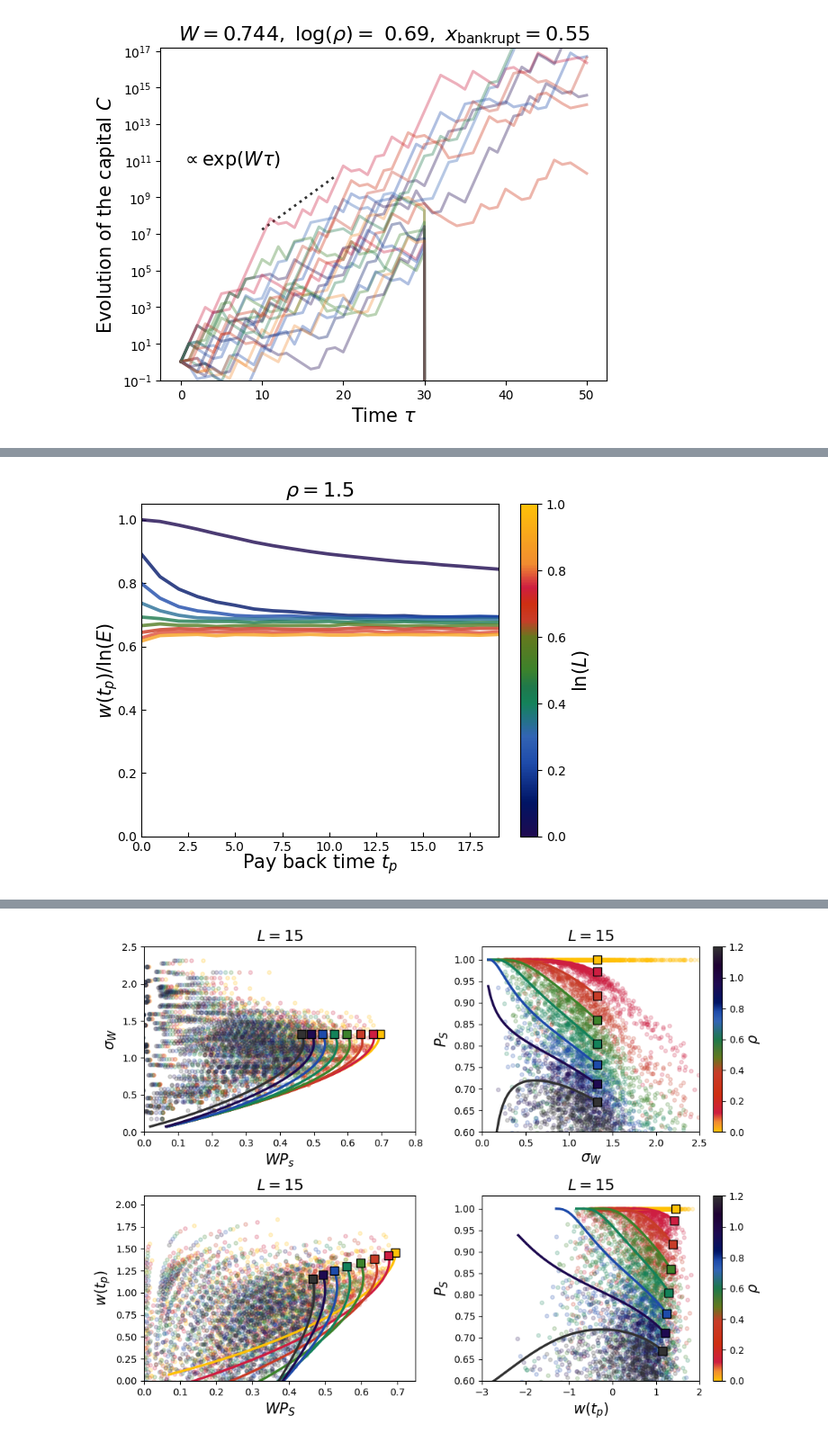
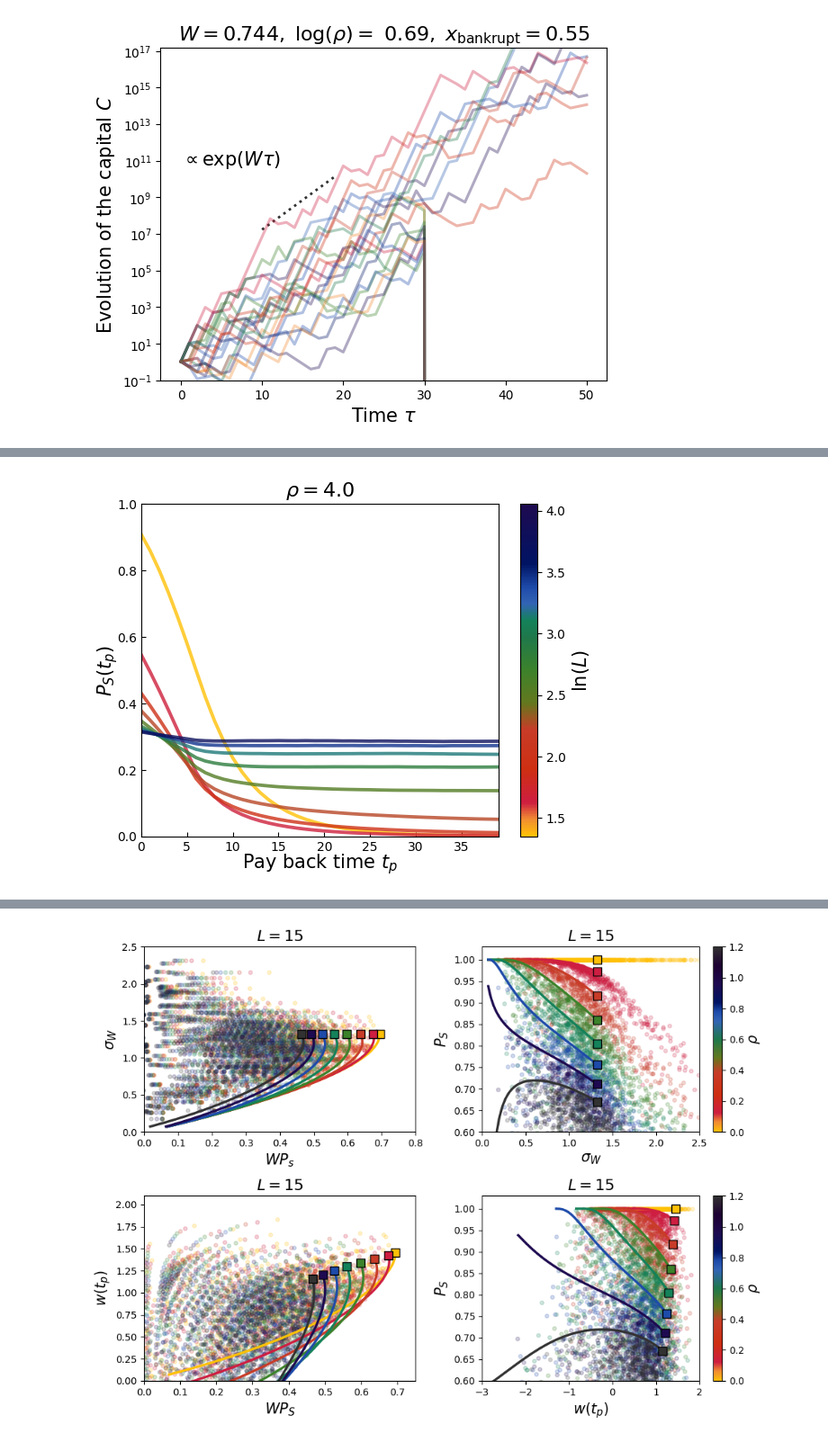
Before and after one commit to barnabeledoux/Gambling-with-carbon, a Jupyter notebook: main_survival.ipynb, the cells around one changed output, grey strips where cells are left out. Shown at 90% size. Saved outputs shown, nothing was run; the diff lists cells and outputs as text; code cells hidden in the pictures.

Commit message:
update data

```diff
--- a/main_survival.ipynb
+++ b/main_survival.ipynb
@@ -148,9 +150,11 @@ sigmalist = [np.sqrt(sum([pini[i]*(np.log(pini[i]/rini[i]/rholist[j]))**2 for i
 fig1 = plt.figure(figsize=(6, 4), dpi=300)
 ax1 = fig1.add_subplot(121)
 ax2 = fig1.add_subplot(122)
-ax1.set_xlabel(r'Pay back time $t_p$', labelpad=-2, fontsize=15)
+plt.subplots_adjust(left=0.1, bottom=0.1, right=0.9,
+                    top=0.9, wspace=0.4,hspace=0.4)
+ax1.set_xlabel(r'Pay back time $t_p$', labelpad=-1, fontsize=15)
 ax1.set_ylabel(r'Survival probability $P_S$', labelpad=-4, fontsize=15)
-ax2.set_xlabel(r'Pay back time $t_p$', labelpad=-2, fontsize=15)
+ax2.set_xlabel(r'Pay back time $t_p$', labelpad=-1, fontsize=15)
 ax1.set_title(r'Strategy A', fontsize=16)
 ax2.set_title(r'Strategy B', fontsize=16)
 
@@ -174,7 +178,7 @@ ax1.tick_params(direction='in', which='both')
 ax1.set_yscale('log')
 ax1.set_ylim(1E-2, 1.1E0)
 
-cbar = fig1.colorbar(mpl.cm.ScalarMappable(norm=norm, cmap=cmapphase), label=r'$\rho$')
+cbar = fig1.colorbar(mpl.cm.ScalarMappable(norm=norm, cmap=cmapphase), ax=[ax1, ax2], label=r'$\rho$')
 cbar.set_label(r'$\rho$', fontsize=15)
 ax2.margins(x=0)
 ax2.tick_params(direction='in', which='both')
@@ -196,7 +200,7 @@ pini=[0.03, 0.20, 0.39, 0.12, 0.26] #Initial probabilities of horses
 rini=[0.15, 0.39, 0.04, 0.21, 0.21] #Initial returns of horses
 expW = np.exp(sum([pini[i]*np.log(pini[i]/rini[i]) for i in range(5)])) # exp(W)
 tf = 40 #Final time to study survival
-rho = 4. #Interest rate
+rho = 2. #Interest rate
 
 sig = np.sqrt(sum([pini[i]*(np.log(pini[i]/rini[i]/rho))**2 for i in range(5)]) - (sum([pini[i]*(np.log(pini[i]/rini[i]/rho)) for i in range(5)]))**2) # Standard deviation of the growth rate
 cd = os.getcwd()
@@ -215,10 +219,12 @@ cmapphase = LinearSegmentedColormap.from_list('cmap', clist) # Create the color
 norm = mpl.colors.Normalize(vmin=0., vmax=1., clip=False)
 
 PSlist = []
-for i, L in enumerate(tqdm(Larr)):
-    model = kelly_debt(5, L, 1., tf, rho, 50, pini=pini, rini=rini, rhoini=rho, gaussian=True, W = np.log(expW), sig=sig, borroweachstep=True) # Stochastic model with different interest rate
-    PSlist.append(model.survprob(tf)) #Appends survival for all times at fixed leverage
-np.save(cd + r'/data/PSlistfast_stratB'+str(rho)+r'.npy', np.array(PSlist)) #Comment to plot directly without having to compute everything again
+compute = True #False to plot directly without having to compute everything again
+if compute :
+    for i, L in enumerate(tqdm(Larr)):
+        model = kelly_debt(5, L, 1., tf, rho, 50, pini=pini, rini=rini, rhoini=rho, gaussian=True, W = np.log(expW), sig=sig, borroweachstep=True) # Stochastic model with different interest rate
+        PSlist.append(model.survprob(tf)) #Appends survival for all times at fixed leverage
+    np.save(cd + r'/data/PSlistfast_stratB'+str(rho)+r'.npy', np.array(PSlist))
 PSlist = np.load(cd + r'/data/PSlistfast_stratB'+str(rho)+r'.npy')
 X, Y = np.meshgrid(range(PSlist[0].size), Larr)
 ax1.pcolormesh(X, Y, PSlist, cmap=cmapphase, norm=norm, shading='gouraud', alpha=0.9, lw=0.5)
@@ -231,33 +237,44 @@ fig1.savefig(cd + r'/results/survprob_gaussian_difL'+str(rho)+'.pdf')
 # %%
 ## Infuence of Leverage on survival probability for strategy B (2D plot)#
 
 Larr = np.logspace(np.log10(1.01), np.log10(10), 9)
+def smoothen(list, nm = 10): # Smoothen the list with a moving average
+    reslist = []
+    meanlist = [k-nm//2 for k in range(nm)]
+    for j in range(len(list)):
+        reslist.append((sum([list[min(max(0,j+k),len(list)-1)] for k in meanlist]))/nm)
+    return reslist
 
 ## Gaussian case ##
 import scipy.special as scsp
 pini=[0.03, 0.20, 0.39, 0.12, 0.26]
 rini=[0.15, 0.39, 0.04, 0.21, 0.21]
 expW = np.exp(sum([pini[i]*np.log(pini[i]/rini[i]) for i in range(5)])) # exp(W)
 tf = 40 # Final time to study survival
-rho = 1.5 # Interest rate
+rho = 4. # Interest rate
 
 sig = np.sqrt(sum([pini[i]*(np.log(pini[i]/rini[i]/rho))**2 for i in range(5)]) - (sum([pini[i]*(np.log(pini[i]/rini[i]/rho)) for i in range(5)]))**2) #standard deviation of the implicit growth rate
 
 cd = os.getcwd()
 fig1 = plt.figure()
 ax1 = fig1.add_subplot(111)
 ax1.set_xlabel(r'Pay back time $t_p$', labelpad=-1, fontsize=15)
 ax1.set_ylabel(r'$P_S(t_p)$', labelpad=-2, fontsize=15)
 ax1.set_title(r'$\rho={}$'.format(rho), fontsize=16)
 
+compute = True #False to plot directly without having to compute everything again
 for i, L in enumerate(tqdm(Larr)):
-    model = kelly_debt(5, L, 1., tf, rho, 50, pini=pini, rini=rini, rhoini=rho, gaussian=True, W = np.log(expW), sig=sig, borroweachstep=True) # Stochastic model with different interest rate
-    xlist = model.survprob(tf) # Appends survival for all times at fixed leverage
-    ax1.plot(tplist[:-1], xlist, lw = 2.7, alpha = 0.8, c=cmapphase(i/len(Larr)), label=r'$L = {}$'.format(str(L)[:5]))
+    if compute :
+        model = kelly_debt(5, L, 1., tf, rho, 50, pini=pini, rini=rini, rhoini=rho, gaussian=True, W = np.log(expW), sig=sig, borroweachstep=True) # Stochastic model with different interest rate
+        xlist = np.array(smoothen(model.survprob(tf))) # Appends survival for all times at fixed leverage
+        np.save(cd + r'/data/PSlistvsL_gaussB'+str(i)+str(rho)+r'.npy', np.array(xlist))
+    xlist = np.load(cd + r'/data/PSlistvsL_gaussB'+str(i)+str(rho)+r'.npy')
+    ax1.plot(range(xlist.size), xlist, lw = 2.7, alpha = 0.8, c=cmapphase(i/len(Larr)), label=r'$L = {}$'.format(str(L)[:5]))
 cbar = fig1.colorbar(mpl.cm.ScalarMappable(norm=norm, cmap=cmapphase), ax=ax1, label=r'$\ln(L)$')
 cbar.set_label(r'$\ln(L)$', fontsize=15)
 ax1.margins(x=0)
+ax1.set_ylim(0., 1.)
 ax1.tick_params(direction='in', which='both')
-fig1.savefig(cd + r'/results/PS_difL'+str(rho)+'.pdf')
+fig1.savefig(cd + r'/results/PS_difLB'+str(rho)+'.pdf')
 # %% [output]
-[figure, old version]
+[figure, new version]
```
Also changed, not shown: parts of 4 cells of this notebook, 33 other files.
